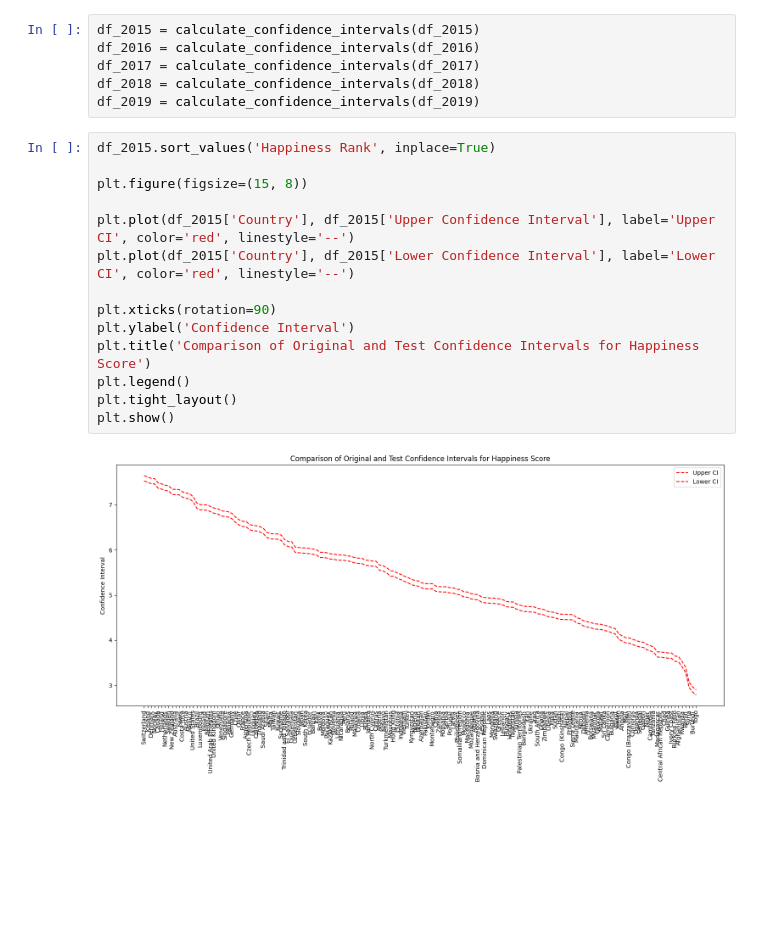
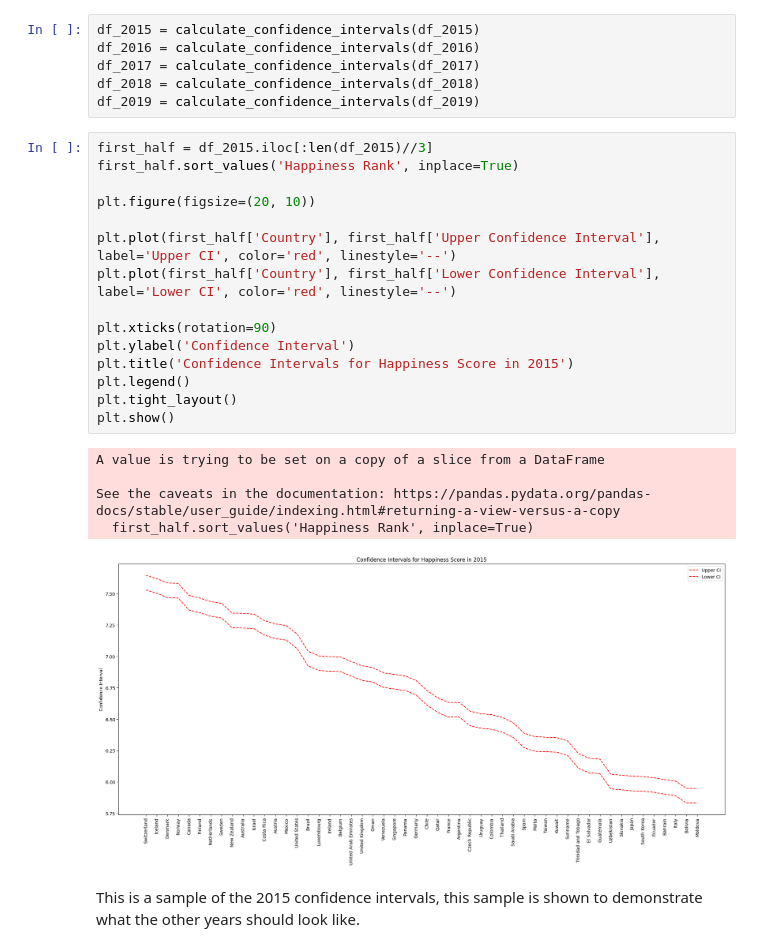
Before and after one commit to juancbuitrago/Workshop3, a Jupyter notebook: notebooks/EDA_001.ipynb, the cells around one changed output. Saved outputs shown, nothing was run; the diff lists cells and outputs as text; blank space fills up the shorter version.

```diff
--- a/notebooks/EDA_001.ipynb
+++ b/notebooks/EDA_001.ipynb
@@ -436,18 +515,25 @@ df_2017 = calculate_confidence_intervals(df_2017)
 df_2018 = calculate_confidence_intervals(df_2018)
 df_2019 = calculate_confidence_intervals(df_2019)
 # %%
-df_2015.sort_values('Happiness Rank', inplace=True)
+first_half = df_2015.iloc[:len(df_2015)//3]
+first_half.sort_values('Happiness Rank', inplace=True)
 
-plt.figure(figsize=(15, 8))
+plt.figure(figsize=(20, 10))
 
-plt.plot(df_2015['Country'], df_2015['Upper Confidence Interval'], label='Upper CI', color='red', linestyle='--')
-plt.plot(df_2015['Country'], df_2015['Lower Confidence Interval'], label='Lower CI', color='red', linestyle='--')
+plt.plot(first_half['Country'], first_half['Upper Confidence Interval'], label='Upper CI', color='red', linestyle='--')
+plt.plot(first_half['Country'], first_half['Lower Confidence Interval'], label='Lower CI', color='red', linestyle='--')
 
 plt.xticks(rotation=90)
 plt.ylabel('Confidence Interval')
-plt.title('Comparison of Original and Test Confidence Intervals for Happiness Score')
+plt.title('Confidence Intervals for Happiness Score in 2015')
 plt.legend()
 plt.tight_layout()
 plt.show()
 # %% [output]
+A value is trying to be set on a copy of a slice from a DataFrame
+
+See the caveats in the documentation: https://pandas.pydata.org/pandas-docs/stable/user_guide/indexing.html#returning-a-view-versus-a-copy
+  first_half.sort_values('Happiness Rank', inplace=True)
-[figure, old version]
+[figure, new version]
+# %% [markdown]
+This is a sample of the 2015 confidence intervals, this sample is shown to demonstrate what the other years should look like.
```
Also changed, not shown: parts of 23 cells of this notebook, 1 other file.
